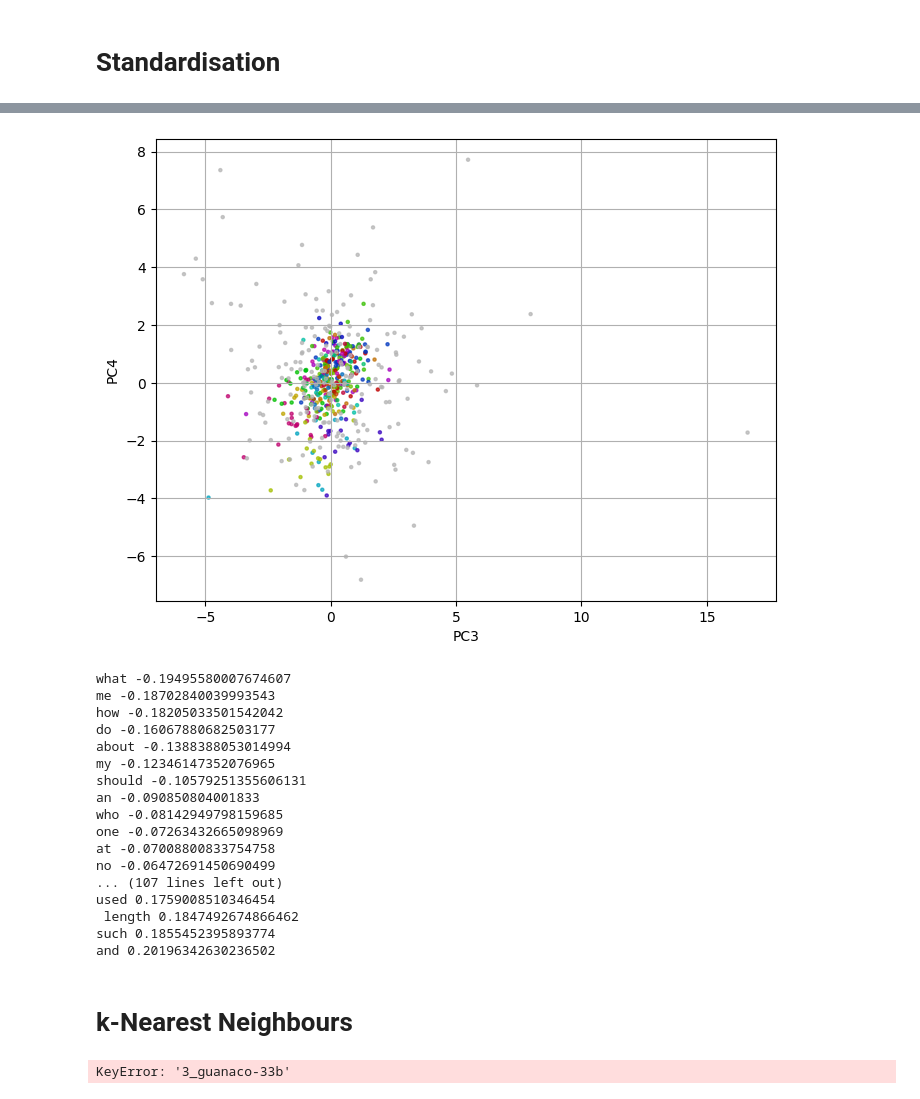
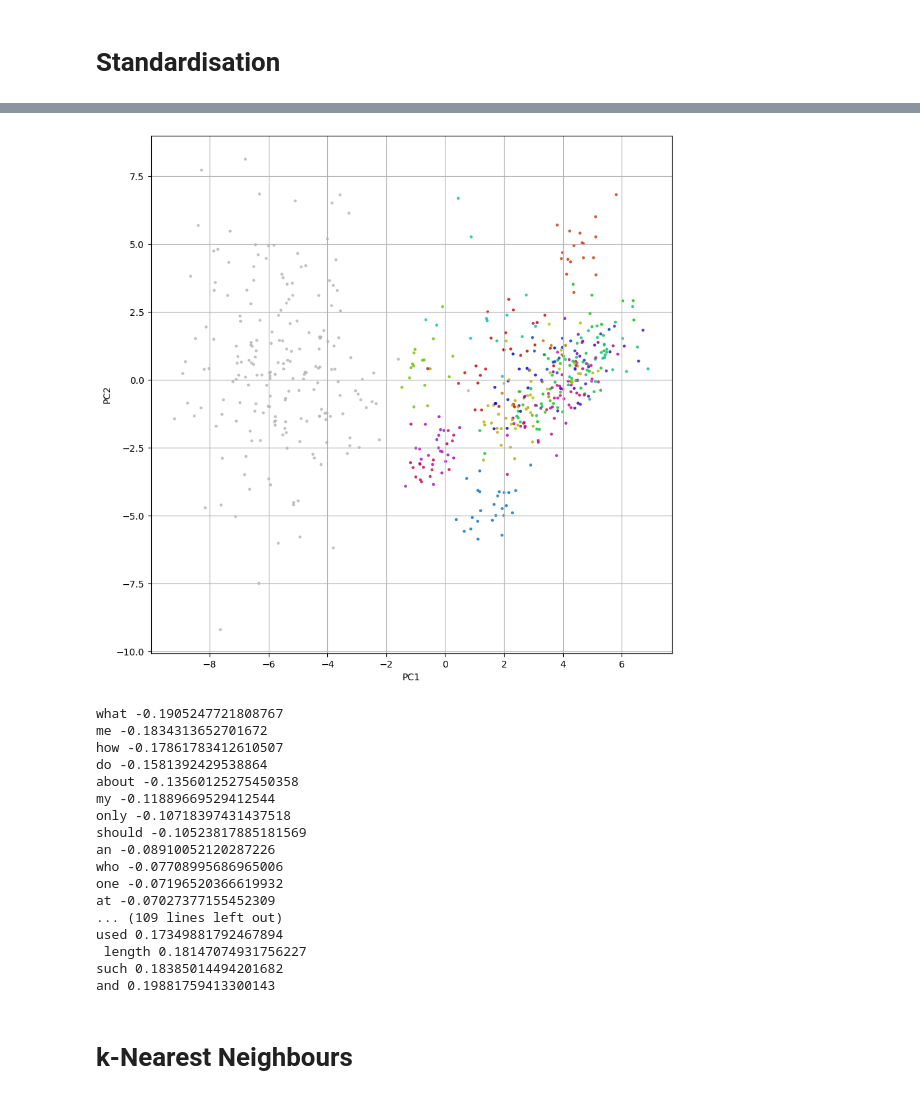
Before and after one commit to homeworkace/slop-radar, a Jupyter notebook: MLNN.ipynb, the cells around one changed output, grey strips where cells are left out. Cells and saved outputs as stored; diff of their text form; code cells hidden in the pictures.

```diff
--- a/MLNN.ipynb
+++ b/MLNN.ipynb
@@ -273,6 +273,8 @@ training_dataset
 features_mean = pd.Series({feature: np.mean(training_dataset.loc[feature]) for feature in training_dataset.index})
 for batch in training_dataset.columns :
     training_dataset[batch] -= features_mean
+for batch in holdout_dataset.columns :
+    holdout_dataset[batch] -= features_mean
 
 training_dataset
 # %% [output]
@@ -295,6 +297,8 @@ training_dataset
 features_std = pd.Series({feature: np.std(training_dataset.loc[feature]) for feature in training_dataset.index})
 for batch in training_dataset.columns :
     training_dataset[batch] /= features_std
+for batch in holdout_dataset.columns :
+    holdout_dataset[batch] /= features_std
 
 training_dataset
 # %% [output]
@@ -438,21 +447,29 @@ print(np.sum([np.std(training_dataset.loc[feature]) for feature in training_data
+# %%
+def transform_to_pc(batch, components) :
+    pc_space_batch = []
+    for component in components :
+        pc_space_batch.append(np.dot(batch, component))
+
+    return pc_space_batch
 # %%
 # Define a colour for each author.
 colour_list = {author: colors.hsv_to_rgb((i / len(set(authors)), 1, 0.75)) for i, author in enumerate(list(set(authors)))}
 colour_list['human'] = colors.hsv_to_rgb((0, 0, 0.7))
 
 # Creating the scatter plot
-feature_graph_figure = plt.figure(figsize=(8, 6))
+feature_graph_figure = plt.figure(figsize=(10, 10))
 feature_graph = feature_graph_figure.subplots()
-coords = [[np.dot(training_dataset[batch], components[6]), np.dot(training_dataset[batch], components[7])] for batch in training_dataset]
-feature_graph.scatter([coord[0] for coord in coords], [coord[1] for coord in coords], color=[colour_list[batch.split('_')[1]] for batch in training_dataset], s = 5, alpha=0.7)
+coords = [transform_to_pc(training_dataset[batch], components) for batch in training_dataset]
+coords += [transform_to_pc(holdout_dataset[batch], components) for batch in holdout_dataset]
+feature_graph.scatter([coord[0] for coord in coords], [coord[1] for coord in coords], color=[colour_list[batch.split('_')[1]] for batch in training_dataset] + [colour_list[batch.split('_')[1]] for batch in holdout_dataset], s = 5, alpha=0.7)
 #for author in list(set(authors)):
 #    feature_graph.annotate(author, coords[training_dataset.columns.get_loc('0_' + author)])
-feature_graph.set_xlabel("PC3")
-feature_graph.set_ylabel("PC4")
+feature_graph.set_xlabel("PC1")
+feature_graph.set_ylabel("PC2")
 feature_graph.grid(True)
 feature_graph_figure.show()
 # %% [output]
-[figure, old version]
+[figure, new version]
 # %%
 ranking = np.argsort(components[0])
 dimensions = training_dataset.index[ranking]
@@ -460,22 +477,22 @@ weights = components[0][ranking]
 for i in range(len(dimensions)) :
     print(dimensions[i] + ' ' + str(weights[i]))
 # %% [output]
-what -0.19495580007674607
-me -0.18702840039993543
-how -0.18205033501542042
-do -0.16067880682503177
-about -0.1388388053014994
-my -0.12346147352076965
-should -0.10579251355606131
-an -0.090850804001833
-who -0.08142949798159685
-one -0.07263432665098969
-at -0.07008800833754758
-no -0.06472691450690499
-... (107 lines left out)
-used 0.1759008510346454
- length 0.1847492674866462
-such 0.1855452395893774
-and 0.20196342630236502
+what -0.1905247721808767
+me -0.1834313652701672
+how -0.17861783412610507
+do -0.1581392429538864
+about -0.13560125275450358
+my -0.11889669529412544
+only -0.10718397431437518
+should -0.10523817885181569
+an -0.08910052120287226
+who -0.07708995686965006
+one -0.07196520366619932
+at -0.07027377155452309
+... (109 lines left out)
+used 0.17349881792467894
+ length 0.18147074931756227
+such 0.18385014494201682
+and 0.19881759413300143
 # %% [markdown]
 # k-Nearest Neighbours
@@ -513,8 +517,4 @@ def k_nearest_neighbours(X_train, y_train, X_test, y_test, k = 3):
         predictions.append(unique_labels[np.argmax(counts)])
 
     return np.array(predictions)
-# %%
-holdout_dataset['3_guanaco-33b']
-# %% [output]
-KeyError: '3_guanaco-33b'
 # %%
```
Also changed, not shown: parts of 12 cells of this notebook.
